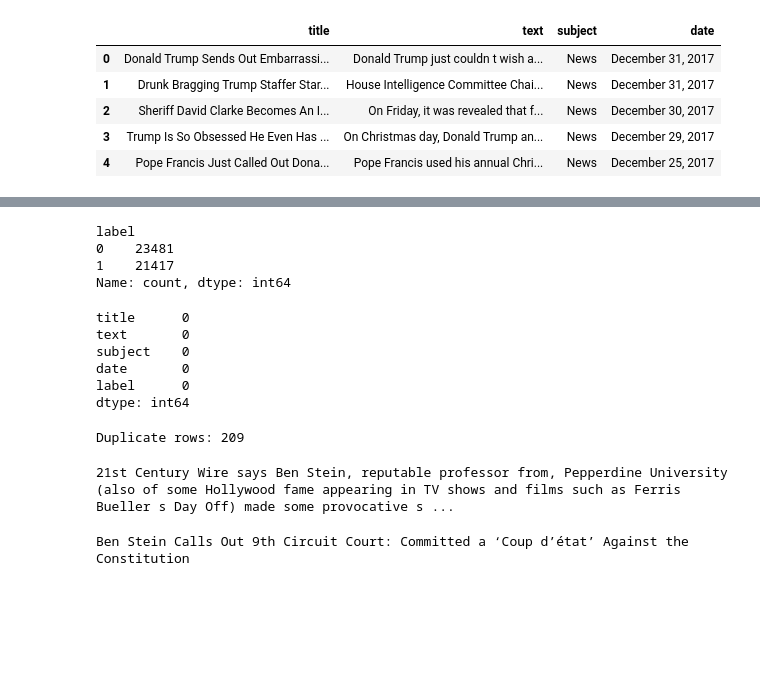
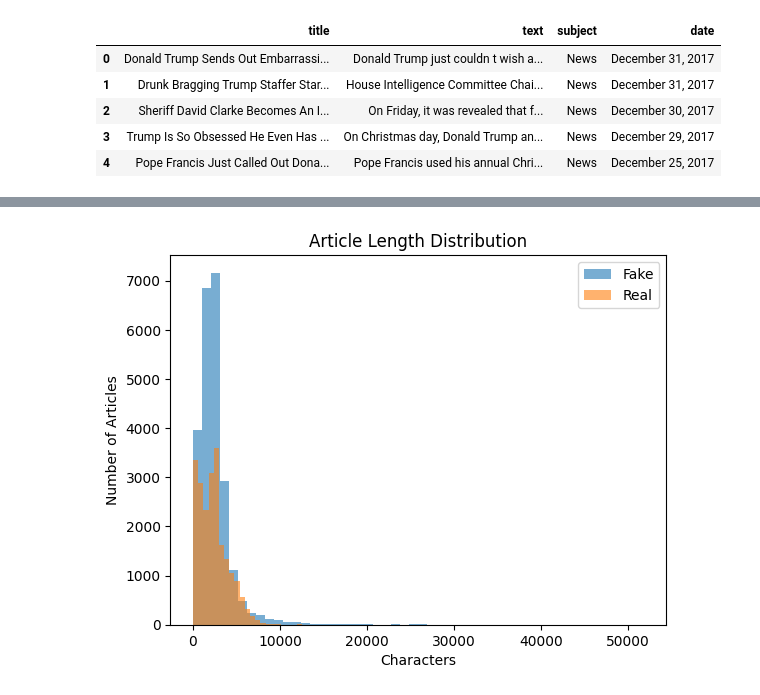
Before and after one commit to rahulx1515/fake-news-detection-ml, a Jupyter notebook: notebooks/01_data_exploration.ipynb, the cells around one changed output, grey strips where cells are left out. Drawn from its saved outputs; the diff is of its cells as text; code cells hidden in the pictures; blank space fills up the shorter version.

```diff
--- a/notebooks/01_data_exploration.ipynb
+++ b/notebooks/01_data_exploration.ipynb
@@ -46 +126,5 @@ real["label"] = 1
+# %%
+# analyze article lengths
+fake["text_length"] = fake["text"].str.len()
+real["text_length"] = real["text"].str.len()
 # %%
@@ -93,33 +152,12 @@ data.head()
-# %%
-# check our labels
-print(data["label"].value_counts())
-# %% [output]
-label
-0    23481
-1    21417
-Name: count, dtype: int64
-# %%
-# checking missing values in the dataset
-print(data.isnull().sum())
-# %% [output]
-title      0
-text       0
-subject    0
-date       0
-label      0
-dtype: int64
-# %%
-# duplicate rows
-print("Duplicate rows:", data.duplicated().sum())
-# %% [output]
-Duplicate rows: 209
-# %%
-# checking the text
-print(data["text"].iloc[0])
-# %% [output]
-21st Century Wire says Ben Stein, reputable professor from, Pepperdine University (also of some Hollywood fame appearing in TV shows and films such as Ferris Bueller s Day Off) made some provocative s ...
-# %%
-# checking the title
-print(data["title"].iloc[0])
-# %% [output]
-Ben Stein Calls Out 9th Circuit Court: Committed a ‘Coup d’état’ Against the Constitution
+# %%
+plt.hist(fake["text_length"], bins=50, alpha=0.6, label="Fake")
+plt.hist(real["text_length"], bins=50, alpha=0.6, label="Real")
+
+plt.title("Article Length Distribution")
+plt.xlabel("Characters")
+plt.ylabel("Number of Articles")
+plt.legend()
+
+plt.show()
+# %% [output]
+[figure, added]
```
Also changed, not shown: parts of 17 cells of this notebook, 4 other files.
